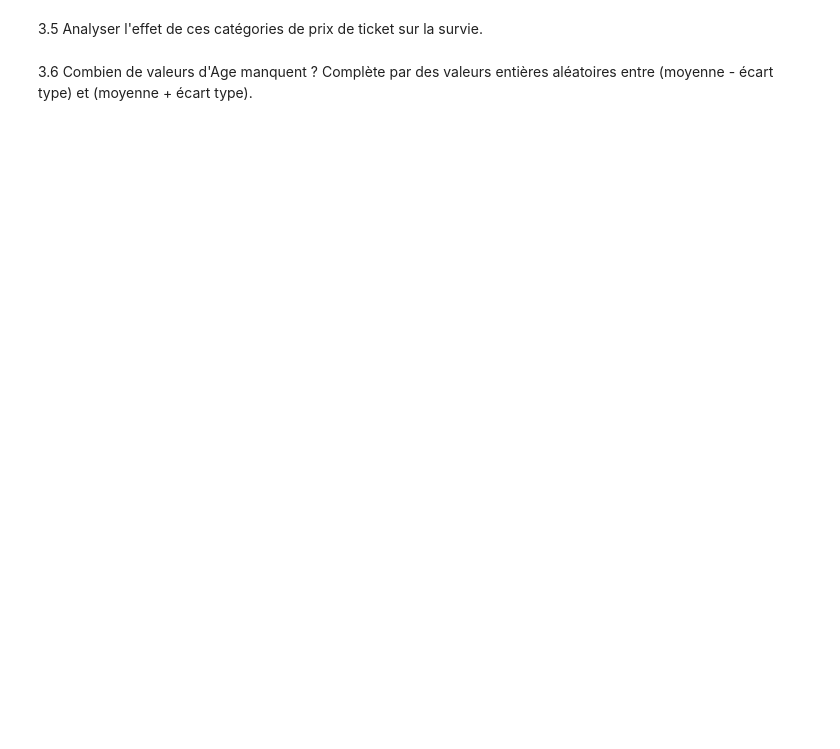
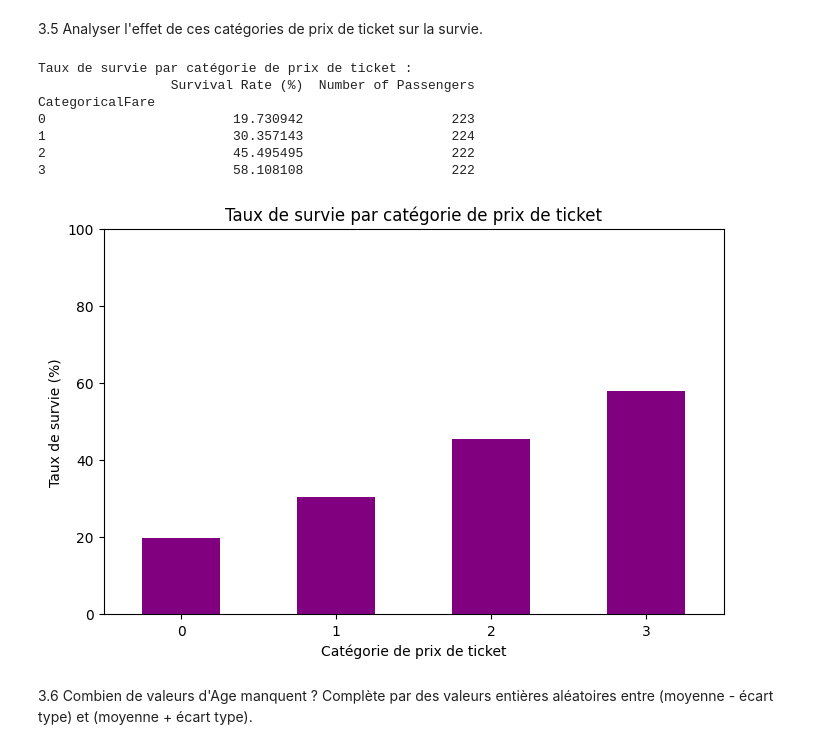
Before and after one commit to Sancti0n/epsi_code_tp, a Jupyter notebook: CollecteDonnees/tp_collecte.ipynb, the cells around one changed output. Cells and saved outputs as stored; diff of their text form; code cells hidden in the pictures; blank space fills up the shorter version.

```diff
--- a/CollecteDonnees/tp_collecte.ipynb
+++ b/CollecteDonnees/tp_collecte.ipynb
@@ -416,2 +467,14 @@ Valeurs manquantes après traitement de 'Embarked' dans test:
 # %% [markdown]
 3.4 Créer une variable CategoricalFare Découpant la valeur de ticket en 4 catégories de tailles à peu près égales.
+# %%
+# Créer la variable CategoricalFare pour train
+train['CategoricalFare'] = pd.qcut(train['Fare'], 4, labels=False)
+
+# Créer la variable CategoricalFare pour test
+test['CategoricalFare'] = pd.qcut(test['Fare'], 4, labels=False)
+
+print("Distribution des catégories de Fare dans train:")
+print(train['CategoricalFare'].value_counts())
+
+print("\nDistribution des catégories de Fare dans test:")
+print(test['CategoricalFare'].value_counts())
@@ -418,4 +497,39 @@ Valeurs manquantes après traitement de 'Embarked' dans test:
 # %% [markdown]
 3.5 Analyser l'effet de ces catégories de prix de ticket sur la survie.
+# %%
+# Analyser l'effet des catégories de prix de ticket sur la survie
+survival_by_fare_category = train.groupby('CategoricalFare')['Survived'].agg(['mean', 'count'])
+
+# Convertir la moyenne en pourcentage
+survival_by_fare_category['mean'] = survival_by_fare_category['mean'] * 100
+
+# Renommer les colonnes
+survival_by_fare_category.rename(
+    columns={'mean': 'Survival Rate (%)', 'count': 'Number of Passengers'},
+    inplace=True
+)
+
+# Afficher le résultat
+print("Taux de survie par catégorie de prix de ticket :")
+print(survival_by_fare_category)
+
+# Visualiser le taux de survie par catégorie de prix de ticket
+plt.figure(figsize=(8, 5))
+survival_by_fare_category['Survival Rate (%)'].plot(kind='bar', color='purple')
+plt.title('Taux de survie par catégorie de prix de ticket')
+plt.xlabel('Catégorie de prix de ticket')
+plt.ylabel('Taux de survie (%)')
+plt.xticks(rotation=0)
+plt.ylim(0, 100) # Set y-axis limit from 0 to 100 for percentage
+plt.show()
+# %% [output]
+Taux de survie par catégorie de prix de ticket :
+                 Survival Rate (%)  Number of Passengers
+CategoricalFare
+0                        19.730942                   223
+1                        30.357143                   224
+2                        45.495495                   222
+3                        58.108108                   222
+[figure, added]
 # %% [markdown]
 3.6 Combien de valeurs d'Age manquent ? Complète par des valeurs entières aléatoires entre (moyenne - écart type) et (moyenne + écart type).
```
Also changed, not shown: parts of 14 cells of this notebook.
